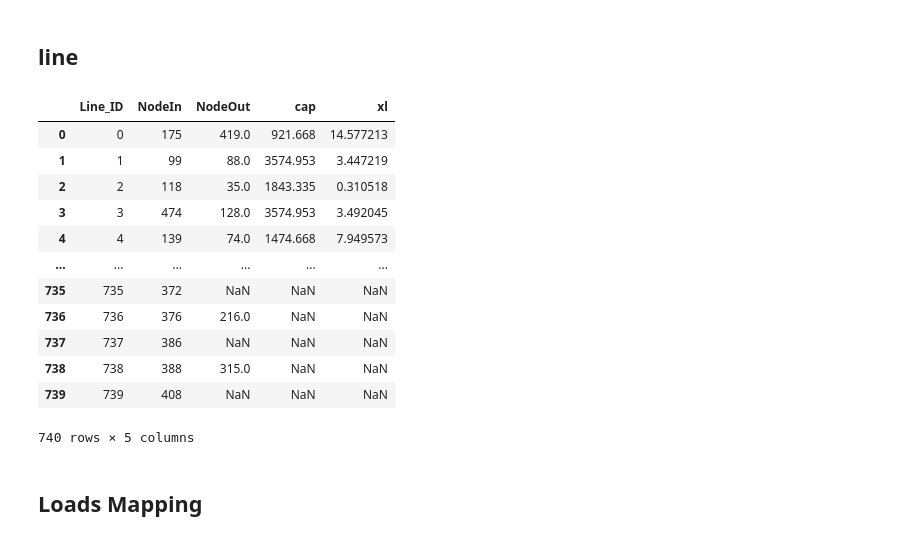
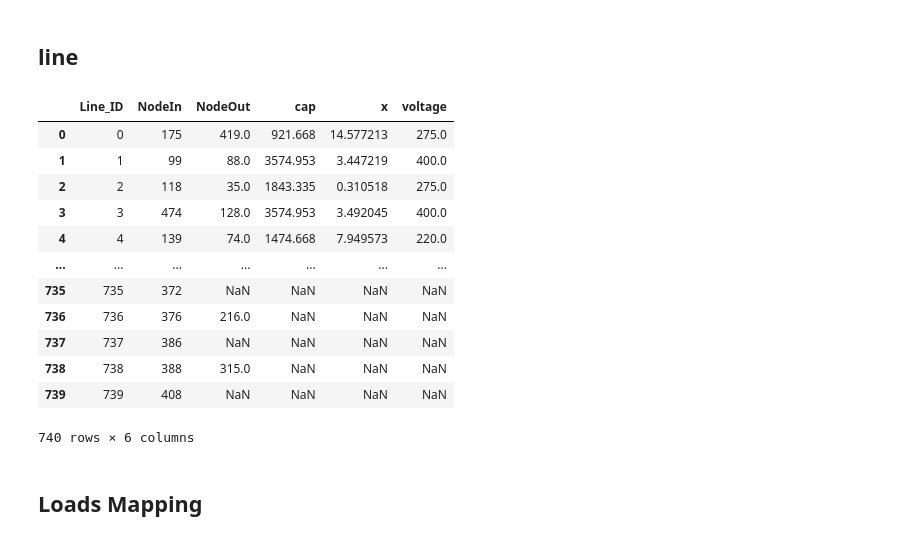
Before and after one commit to zhichuanma/Nature-EV, a Jupyter notebook: data/Inputs_prepared/GB_System_generate.ipynb, the cells around one changed output. Cells and saved outputs as stored; diff of their text form; code cells hidden in the pictures.

```diff
--- a/data/Inputs_prepared/GB_System_generate.ipynb
+++ b/data/Inputs_prepared/GB_System_generate.ipynb
@@ -49,39 +49,39 @@ Busname_to_BusID = dict(zip(Buses['bus_name'], Buses['BusID']))
 # %%
 Lines.rename(columns={'LineID': 'Line_ID'}, inplace=True)
 Lines['NodeIn'] = Lines['bus0'].map(Busname_to_BusID)
 Lines['NodeOut'] = Lines['bus1'].map(Busname_to_BusID)
 Lines.rename(columns={'capacity': 'cap'}, inplace=True)
-Lines.rename(columns={'x': 'xl'}, inplace=True)
+# Lines.rename(columns={'x': 'xl'}, inplace=True)
 
 Links.rename(columns={'LinkID': 'Line_ID'}, inplace=True)
 Links['NodeIn'] = Links['bus0'].map(Busname_to_BusID)
 Links['NodeOut'] = Links['bus1'].map(Busname_to_BusID)
 Links.rename(columns={'capacity': 'cap'}, inplace=True)
-Links.rename(columns={'x': 'xl'}, inplace=True)
+# Links.rename(columns={'x': 'xl'}, inplace=True)
 
 Transformers.rename(columns={'TransformerID': 'Line_ID'}, inplace=True)
 Transformers['NodeIn'] = Transformers['bus0'].map(Busname_to_BusID)
 Transformers['NodeOut'] = Transformers['bus1'].map(Busname_to_BusID)
 Transformers.rename(columns={'s_nom': 'cap'}, inplace=True)
 
 line = pd.concat([Lines, Links, Transformers], ignore_index=True)
-line = line[['Line_ID', 'NodeIn', 'NodeOut', 'cap', 'xl']]
+line = line[['Line_ID', 'NodeIn', 'NodeOut', 'cap', 'x', 'voltage']]
 line['Line_ID'] = range(len(line))
 line
 # %% [output]
-|  | Line_ID | NodeIn | NodeOut | cap | xl |
-| 0 | 0 | 175 | 419.0 | 921.668 | 14.577213 |
-| 1 | 1 | 99 | 88.0 | 3574.953 | 3.447219 |
-| 2 | 2 | 118 | 35.0 | 1843.335 | 0.310518 |
-| 3 | 3 | 474 | 128.0 | 3574.953 | 3.492045 |
-| 4 | 4 | 139 | 74.0 | 1474.668 | 7.949573 |
-| ... | ... | ... | ... | ... | ... |
-| 735 | 735 | 372 | NaN | NaN | NaN |
-| 736 | 736 | 376 | 216.0 | NaN | NaN |
-| 737 | 737 | 386 | NaN | NaN | NaN |
-| 738 | 738 | 388 | 315.0 | NaN | NaN |
-| 739 | 739 | 408 | NaN | NaN | NaN |
+|  | Line_ID | NodeIn | NodeOut | cap | x | voltage |
+| 0 | 0 | 175 | 419.0 | 921.668 | 14.577213 | 275.0 |
+| 1 | 1 | 99 | 88.0 | 3574.953 | 3.447219 | 400.0 |
+| 2 | 2 | 118 | 35.0 | 1843.335 | 0.310518 | 275.0 |
+| 3 | 3 | 474 | 128.0 | 3574.953 | 3.492045 | 400.0 |
+| 4 | 4 | 139 | 74.0 | 1474.668 | 7.949573 | 220.0 |
+| ... | ... | ... | ... | ... | ... | ... |
+| 735 | 735 | 372 | NaN | NaN | NaN | NaN |
+| 736 | 736 | 376 | 216.0 | NaN | NaN | NaN |
+| 737 | 737 | 386 | NaN | NaN | NaN | NaN |
+| 738 | 738 | 388 | 315.0 | NaN | NaN | NaN |
+| 739 | 739 | 408 | NaN | NaN | NaN | NaN |
-740 rows × 5 columns
+740 rows × 6 columns
 # %%
 line.loc[line['NodeOut'].isna(), 'NodeOut'] = line.loc[line['NodeOut'].isna(), 'NodeIn']
 line['cap'] = line['cap'].fillna(line['cap'].mean())
```
Also changed, not shown: parts of 4 cells of this notebook, 3 other files.
